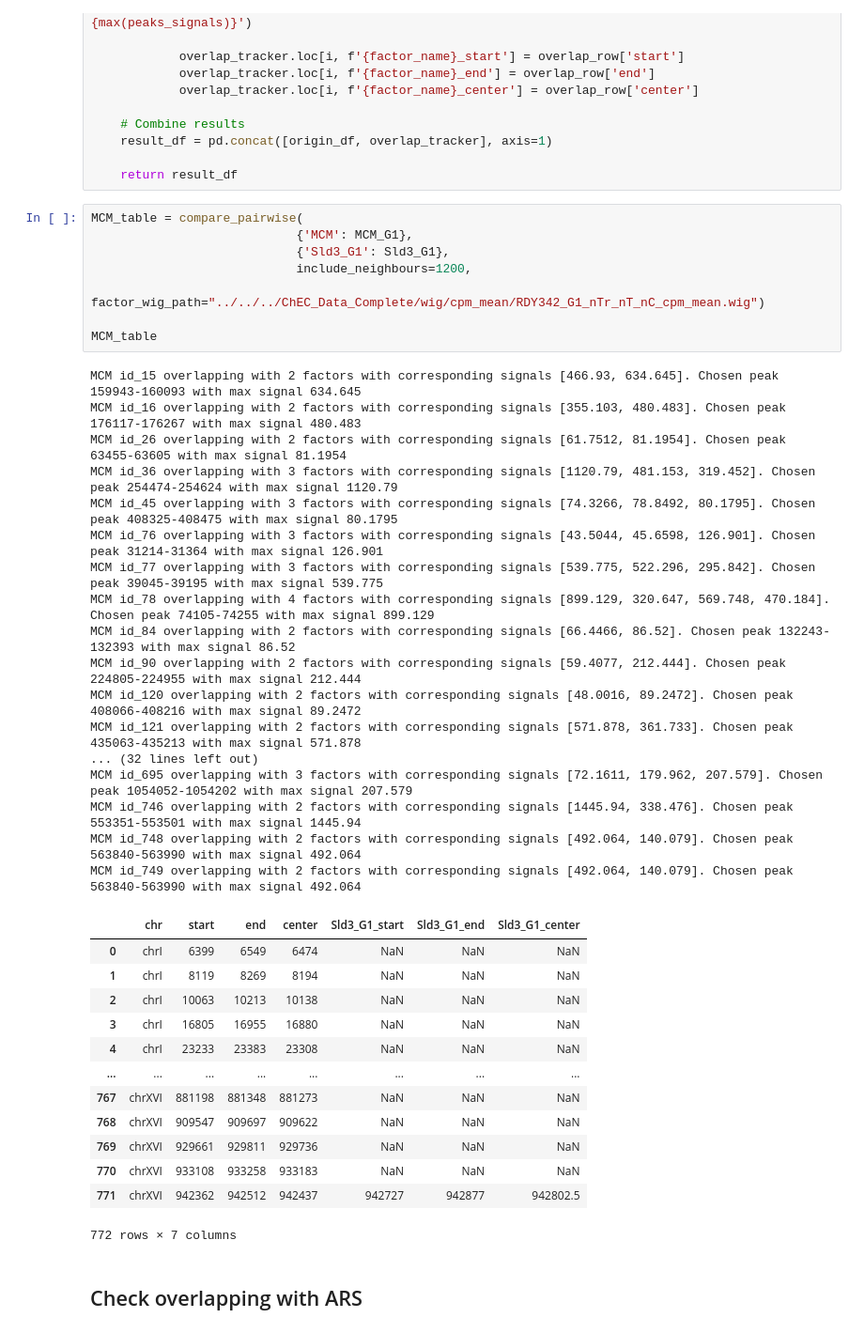
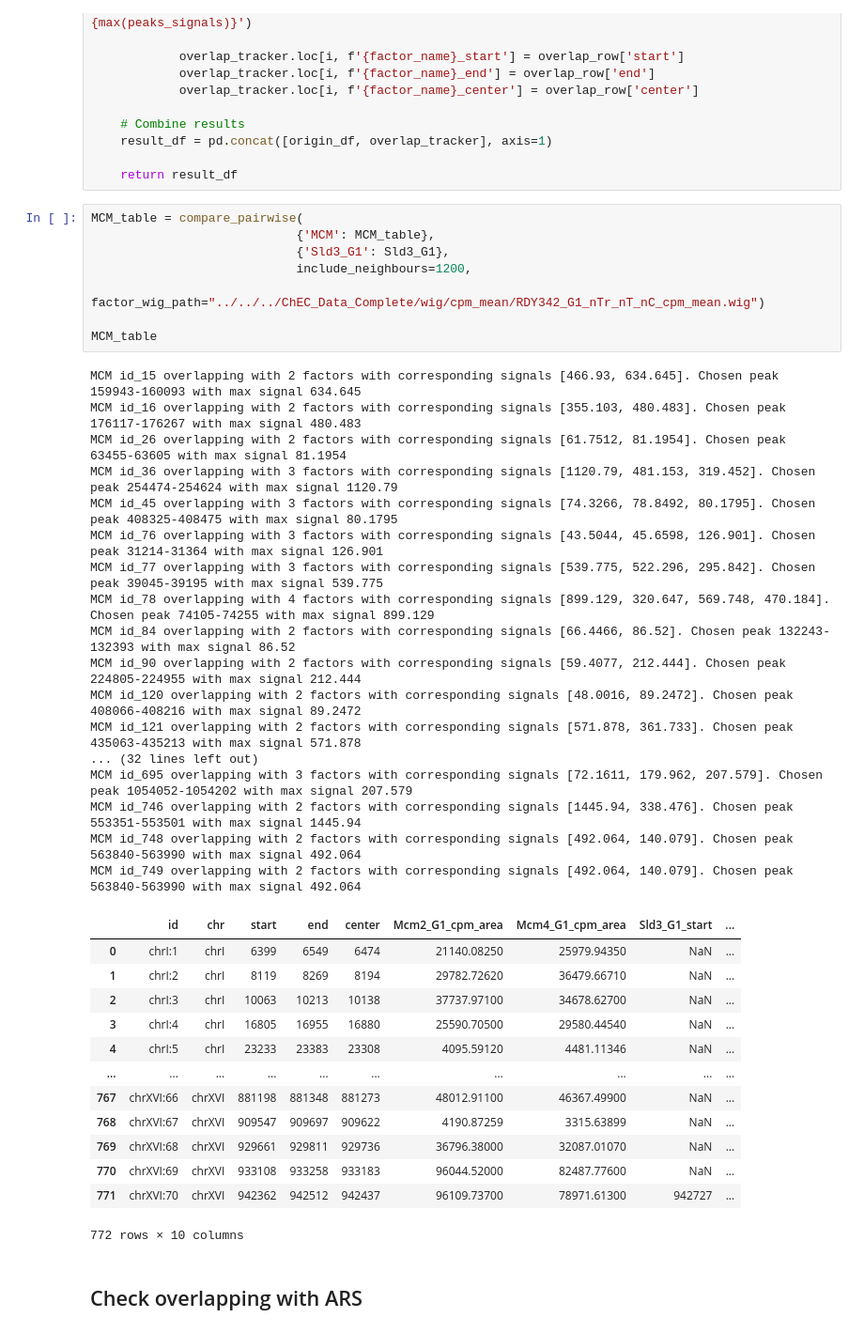
Before and after one commit to plantazja/ChEC_Analysis, a Jupyter notebook: notebooks/origin_analysis/MCM_table.ipynb, the cells around one changed output. Shown at 94% size. Saved outputs shown, nothing was run; the diff lists cells and outputs as text.

```diff
--- a/notebooks/origin_analysis/MCM_table.ipynb
+++ b/notebooks/origin_analysis/MCM_table.ipynb
@@ -201,43 +201,43 @@ def compare_pairwise(origins_dict, factor_dict, factor_wig_path, include_neighbo
     return result_df
 # %%
 MCM_table = compare_pairwise(
-                            {'MCM': MCM_G1},
+                            {'MCM': MCM_table},
                             {'Sld3_G1': Sld3_G1},
                             include_neighbours=1200,
                             factor_wig_path="../../../ChEC_Data_Complete/wig/cpm_mean/RDY342_G1_nTr_nT_nC_cpm_mean.wig")
 
 MCM_table
 # %% [output]
 MCM id_15 overlapping with 2 factors with corresponding signals [466.93, 634.645]. Chosen peak 159943-160093 with max signal 634.645
 MCM id_16 overlapping with 2 factors with corresponding signals [355.103, 480.483]. Chosen peak 176117-176267 with max signal 480.483
 MCM id_26 overlapping with 2 factors with corresponding signals [61.7512, 81.1954]. Chosen peak 63455-63605 with max signal 81.1954
 MCM id_36 overlapping with 3 factors with corresponding signals [1120.79, 481.153, 319.452]. Chosen peak 254474-254624 with max signal 1120.79
 MCM id_45 overlapping with 3 factors with corresponding signals [74.3266, 78.8492, 80.1795]. Chosen peak 408325-408475 with max signal 80.1795
 MCM id_76 overlapping with 3 factors with corresponding signals [43.5044, 45.6598, 126.901]. Chosen peak 31214-31364 with max signal 126.901
 MCM id_77 overlapping with 3 factors with corresponding signals [539.775, 522.296, 295.842]. Chosen peak 39045-39195 with max signal 539.775
 MCM id_78 overlapping with 4 factors with corresponding signals [899.129, 320.647, 569.748, 470.184]. Chosen peak 74105-74255 with max signal 899.129
 MCM id_84 overlapping with 2 factors with corresponding signals [66.4466, 86.52]. Chosen peak 132243-132393 with max signal 86.52
 MCM id_90 overlapping with 2 factors with corresponding signals [59.4077, 212.444]. Chosen peak 224805-224955 with max signal 212.444
 MCM id_120 overlapping with 2 factors with corresponding signals [48.0016, 89.2472]. Chosen peak 408066-408216 with max signal 89.2472
 MCM id_121 overlapping with 2 factors with corresponding signals [571.878, 361.733]. Chosen peak 435063-435213 with max signal 571.878
 ... (32 lines left out)
 MCM id_695 overlapping with 3 factors with corresponding signals [72.1611, 179.962, 207.579]. Chosen peak 1054052-1054202 with max signal 207.579
 MCM id_746 overlapping with 2 factors with corresponding signals [1445.94, 338.476]. Chosen peak 553351-553501 with max signal 1445.94
 MCM id_748 overlapping with 2 factors with corresponding signals [492.064, 140.079]. Chosen peak 563840-563990 with max signal 492.064
 MCM id_749 overlapping with 2 factors with corresponding signals [492.064, 140.079]. Chosen peak 563840-563990 with max signal 492.064
-|  | chr | start | end | center | Sld3_G1_start | Sld3_G1_end | Sld3_G1_center |
-| 0 | chrI | 6399 | 6549 | 6474 | NaN | NaN | NaN |
-| 1 | chrI | 8119 | 8269 | 8194 | NaN | NaN | NaN |
-| 2 | chrI | 10063 | 10213 | 10138 | NaN | NaN | NaN |
-| 3 | chrI | 16805 | 16955 | 16880 | NaN | NaN | NaN |
-| 4 | chrI | 23233 | 23383 | 23308 | NaN | NaN | NaN |
-| ... | ... | ... | ... | ... | ... | ... | ... |
-| 767 | chrXVI | 881198 | 881348 | 881273 | NaN | NaN | NaN |
-| 768 | chrXVI | 909547 | 909697 | 909622 | NaN | NaN | NaN |
-| 769 | chrXVI | 929661 | 929811 | 929736 | NaN | NaN | NaN |
-| 770 | chrXVI | 933108 | 933258 | 933183 | NaN | NaN | NaN |
-| 771 | chrXVI | 942362 | 942512 | 942437 | 942727 | 942877 | 942802.5 |
+|  | id | chr | start | end | center | Mcm2_G1_cpm_area | Mcm4_G1_cpm_area | Sld3_G1_start | ... |
+| 0 | chrI:1 | chrI | 6399 | 6549 | 6474 | 21140.08250 | 25979.94350 | NaN | ... |
+| 1 | chrI:2 | chrI | 8119 | 8269 | 8194 | 29782.72620 | 36479.66710 | NaN | ... |
+| 2 | chrI:3 | chrI | 10063 | 10213 | 10138 | 37737.97100 | 34678.62700 | NaN | ... |
+| 3 | chrI:4 | chrI | 16805 | 16955 | 16880 | 25590.70500 | 29580.44540 | NaN | ... |
+| 4 | chrI:5 | chrI | 23233 | 23383 | 23308 | 4095.59120 | 4481.11346 | NaN | ... |
+| ... | ... | ... | ... | ... | ... | ... | ... | ... | ... |
+| 767 | chrXVI:66 | chrXVI | 881198 | 881348 | 881273 | 48012.91100 | 46367.49900 | NaN | ... |
+| 768 | chrXVI:67 | chrXVI | 909547 | 909697 | 909622 | 4190.87259 | 3315.63899 | NaN | ... |
+| 769 | chrXVI:68 | chrXVI | 929661 | 929811 | 929736 | 36796.38000 | 32087.01070 | NaN | ... |
+| 770 | chrXVI:69 | chrXVI | 933108 | 933258 | 933183 | 96044.52000 | 82487.77600 | NaN | ... |
+| 771 | chrXVI:70 | chrXVI | 942362 | 942512 | 942437 | 96109.73700 | 78971.61300 | 942727 | ... |
-772 rows × 7 columns
+772 rows × 10 columns
 # %% [markdown]
 ## Check overlapping with ARS
 # %%
```
Also changed, not shown: parts of 1 cell of this notebook, 1 other file.
